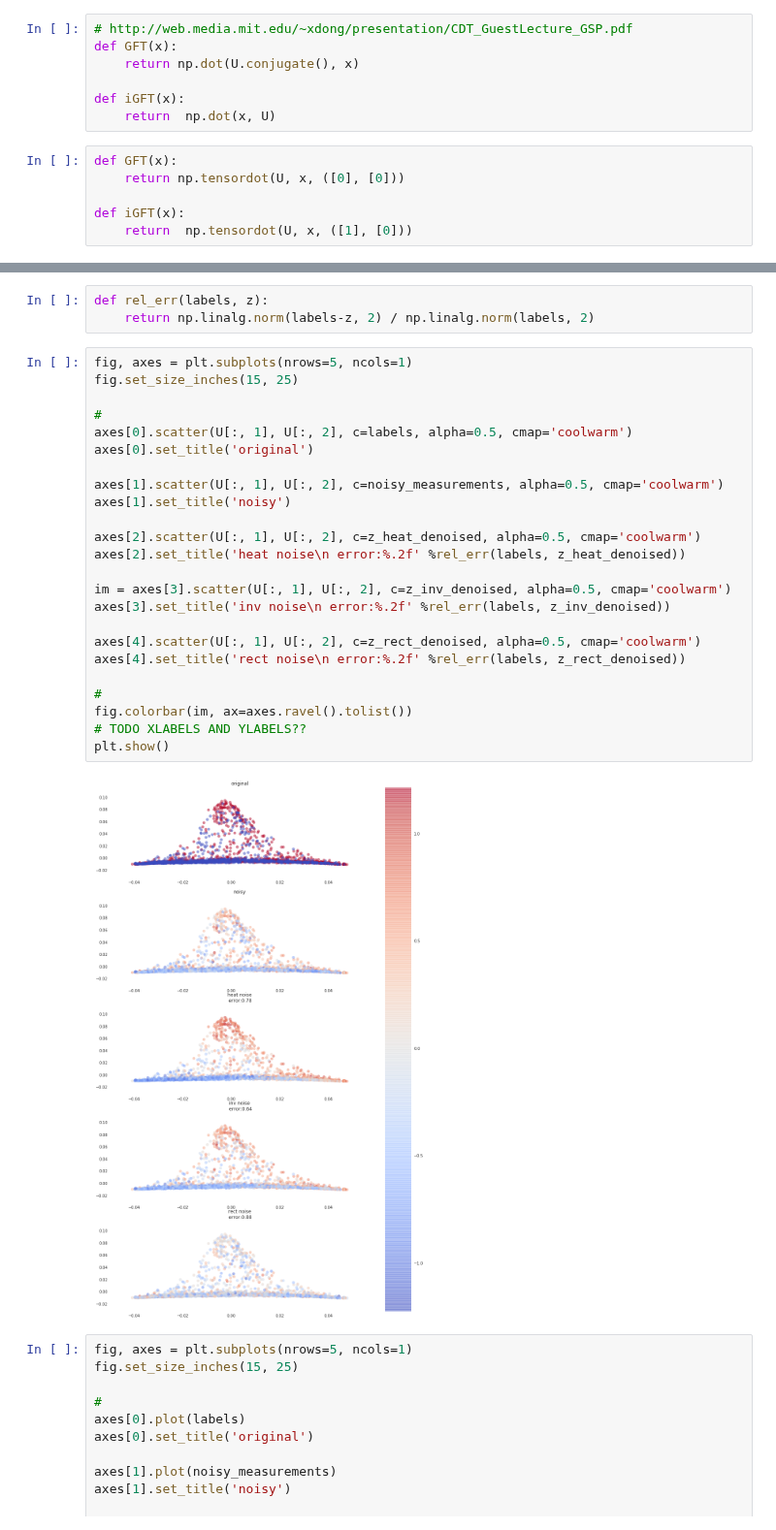
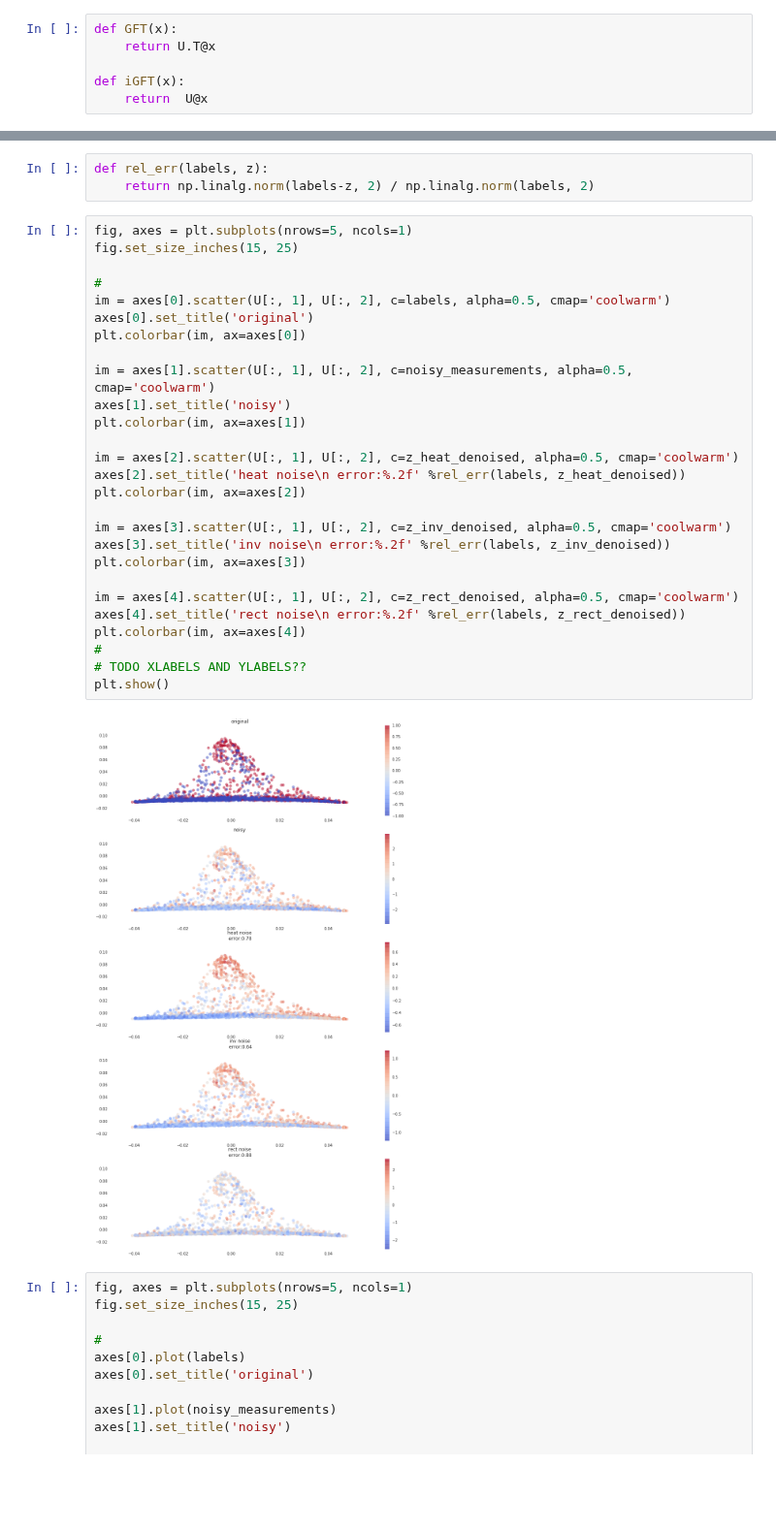
Before and after one commit to TTimTT/NTDS_Project, a Jupyter notebook: milestone_4/Tim_graph_signal_processing.ipynb, the cells around one changed output, grey strips where cells are left out. Shown at 97% size. Drawn from its saved outputs; the diff is of its cells as text; blank space fills up the shorter version.

```diff
--- a/milestone_4/Tim_graph_signal_processing.ipynb
+++ b/milestone_4/Tim_graph_signal_processing.ipynb
@@ -196,18 +208,11 @@ nx.draw_networkx_edges(graph, coords, alpha=0.3)
 
 Implement a function that returns the Graph Fourier Transform (GFT) of a given vector $x \in \mathbb{R}^{N},$ with respect to your graph, and a function that computes the corresponding inverse GFT (iGFT).
 # %%
-# http://web.media.mit.edu/~xdong/presentation/CDT_GuestLecture_GSP.pdf
 def GFT(x):
-    return np.dot(U.conjugate(), x)
+    return U.T@x
 
 def iGFT(x):
-    return  np.dot(x, U)
+    return  U@x
-# %%
-def GFT(x):
-    return np.tensordot(U, x, ([0], [0]))
-
-def iGFT(x):
-    return  np.tensordot(U, x, ([1], [0]))
 # %% [markdown]
 ### Question 4
 
@@ -352,29 +419,32 @@ def rel_err(labels, z):
 # %%
 fig, axes = plt.subplots(nrows=5, ncols=1)
 fig.set_size_inches(15, 25)
 
 #
-axes[0].scatter(U[:, 1], U[:, 2], c=labels, alpha=0.5, cmap='coolwarm')
+im = axes[0].scatter(U[:, 1], U[:, 2], c=labels, alpha=0.5, cmap='coolwarm')
 axes[0].set_title('original')
+plt.colorbar(im, ax=axes[0])
 
-axes[1].scatter(U[:, 1], U[:, 2], c=noisy_measurements, alpha=0.5, cmap='coolwarm')
+im = axes[1].scatter(U[:, 1], U[:, 2], c=noisy_measurements, alpha=0.5, cmap='coolwarm')
 axes[1].set_title('noisy')
+plt.colorbar(im, ax=axes[1])
 
-axes[2].scatter(U[:, 1], U[:, 2], c=z_heat_denoised, alpha=0.5, cmap='coolwarm')
+im = axes[2].scatter(U[:, 1], U[:, 2], c=z_heat_denoised, alpha=0.5, cmap='coolwarm')
 axes[2].set_title('heat noise\n error:%.2f' %rel_err(labels, z_heat_denoised))
+plt.colorbar(im, ax=axes[2])
 
 im = axes[3].scatter(U[:, 1], U[:, 2], c=z_inv_denoised, alpha=0.5, cmap='coolwarm')
 axes[3].set_title('inv noise\n error:%.2f' %rel_err(labels, z_inv_denoised))
+plt.colorbar(im, ax=axes[3])
 
-axes[4].scatter(U[:, 1], U[:, 2], c=z_rect_denoised, alpha=0.5, cmap='coolwarm')
+im = axes[4].scatter(U[:, 1], U[:, 2], c=z_rect_denoised, alpha=0.5, cmap='coolwarm')
 axes[4].set_title('rect noise\n error:%.2f' %rel_err(labels, z_rect_denoised))
-
+plt.colorbar(im, ax=axes[4])
 #
-fig.colorbar(im, ax=axes.ravel().tolist())
 # TODO XLABELS AND YLABELS??
 plt.show()
 # %% [output]
-[figure, old version]
+[figure, new version]
 # %%
 fig, axes = plt.subplots(nrows=5, ncols=1)
 fig.set_size_inches(15, 25)
```
Also changed, not shown: parts of 18 cells of this notebook.
